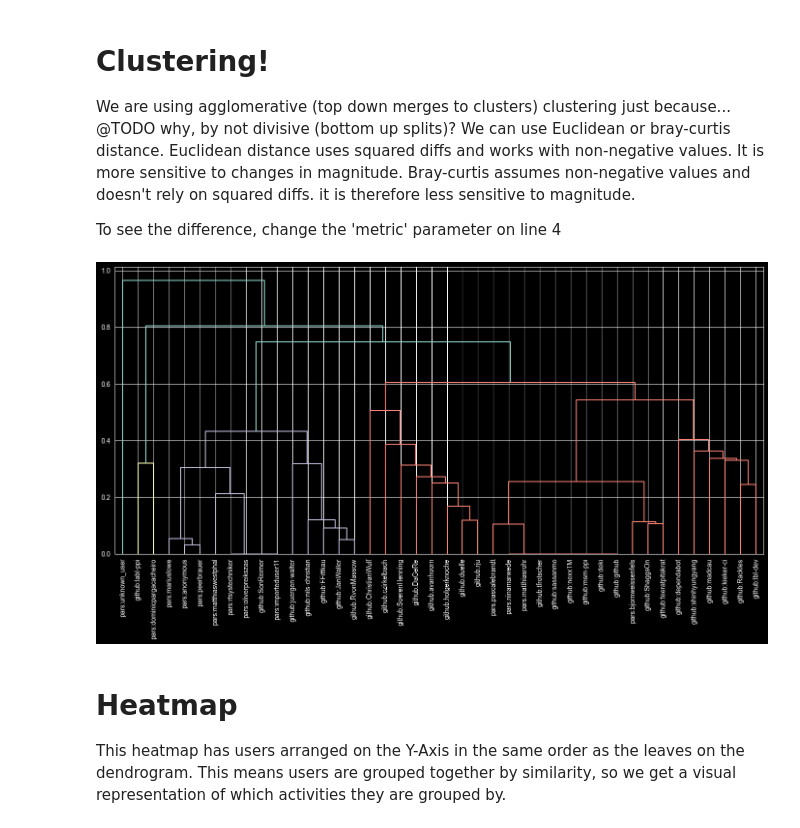
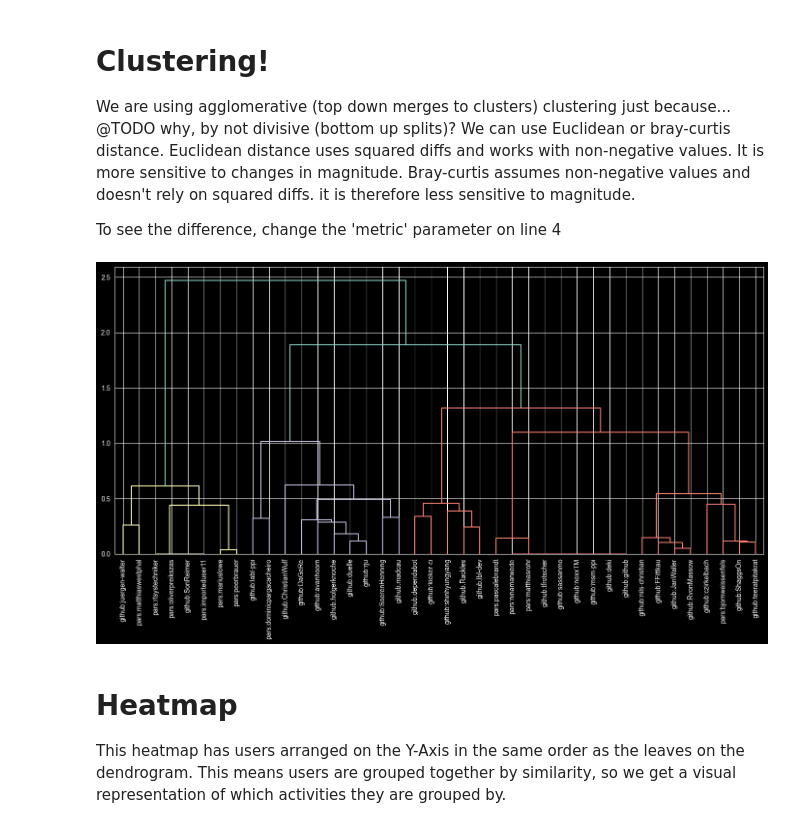
Before and after one commit to RSEMetaScience/kieker_analysis, a Jupyter notebook: notebooks/clustering.csv.ipynb, the cells around one changed output. Saved outputs shown, nothing was run; the diff lists cells and outputs as text; code cells hidden in the pictures.

Commit message:
Change linkage method, and drop anonymous users

```diff
--- a/notebooks/clustering.csv.ipynb
+++ b/notebooks/clustering.csv.ipynb
@@ -51,6 +51,9 @@ mask = merged_results["total"] >= C
 sparse_contributors = merged_results[~mask]
 merged_results = merged_results[mask]
 merged_results=merged_results.drop(columns=['total',])
+
+# dropping these because they could each be more than one user. They also seem to be outliers and the clusters look better without them
+merged_results = merged_results.drop(labels=['pars:unknown_user', 'pars:anonymous', 'pars:unknown'],axis=0, errors='ignore')
 # standarise the variables
 # %% [markdown]
 As things stand some variables are massively skewed and have large range. This will tend to cluster contributors on the volume rather than type of activity they do. To address this, we standardise the variables using row proportions. i.e. divide each variable value by the sum of its varable values. This emphasises the types of activities a contributor does over the quantity. We will also do a Square root transform, which will further improve matters by smoothing out the distribution, reducing very large values while preserving rank.
@@ -71,20 +74,20 @@ To see the difference, change the 'metric' parameter on line 4
 # %%
 from scipy.cluster.hierarchy import dendrogram
 from scipy.spatial.distance import pdist
 # claculate (yes this is a word now!) the distances.
 e_dist = pdist(transformed_results, metric="braycurtis")
 # do the clustering - I picked average because it seems like a safe bet, in much the same way a 'centrist dad' seems to be moderate - @todo investigate!
-clusters = linkage(e_dist, method="average")
+clusters = linkage(e_dist, method="ward")
 plt.figure(figsize=(14, 8))
 # make a tree
 tree = dendrogram(clusters, labels=transformed_results.index.tolist(), leaf_rotation=90, leaf_font_size=10)
 # reorder dataframe rows to match dendrogram leaf order
 ordered_results = transformed_results.iloc[tree["leaves"]]
 # dendrogram(clusters, labels=transformed_results.index.tolist(), leaf_rotation=90, leaf_font_size=10)
 plt.tight_layout()
 plt.show()
 # %% [output]
-[figure, old version]
+[figure, new version]
 # %% [markdown]
 # Heatmap
 This heatmap has users arranged on the Y-Axis in the same order as the leaves on the dendrogram. This means users are grouped together by similarity, so we get a visual representation of which activities they are grouped by.
```
Also changed, not shown: parts of 2 cells of this notebook.
